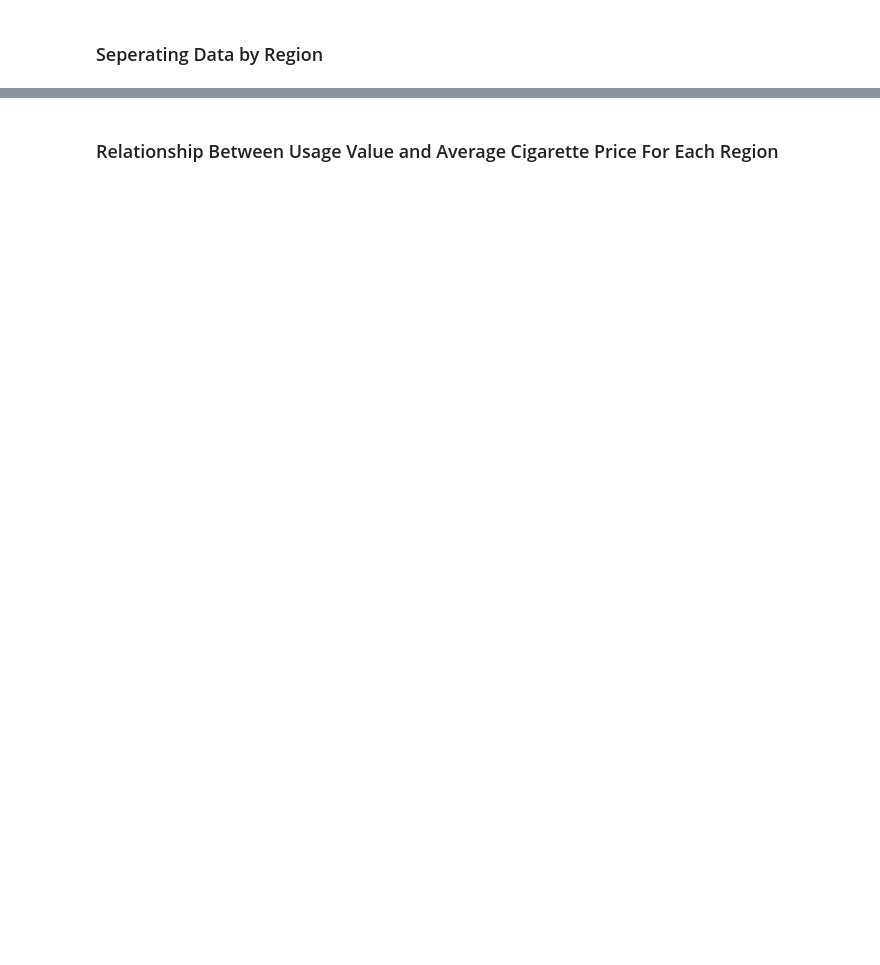
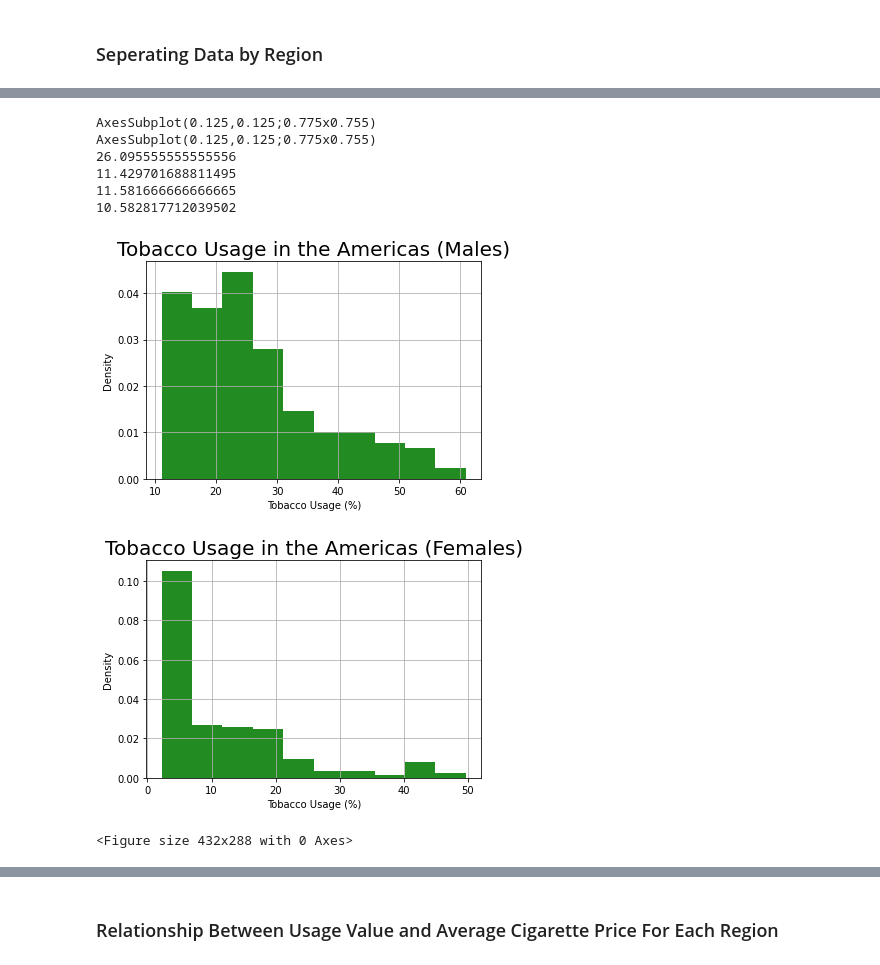
Before and after one commit to aidanwc2/Team_3, a Jupyter notebook: report.ipynb, the cells around one changed output, grey strips where cells are left out. Cells and saved outputs as stored; diff of their text form; code cells hidden in the pictures; blank space fills up the shorter version.

```diff
--- a/report.ipynb
+++ b/report.ipynb
@@ -106,0 +32,30 @@ AxesSubplot(0.125,0.125;0.775x0.755)
+# %%
+df_AmericasM = df_Americas[df_Americas["Gender"] == "Male"]
+df_AmericasF = df_Americas[df_Americas["Gender"] == "Female"]
+
+print(df_AmericasM["Value"].hist(density = True, color = 'forestgreen'))
+plt.title('Tobacco Usage in the Americas (Males)', fontsize=20)
+plt.xlabel('Tobacco Usage (%)')
+plt.ylabel('Density')
+plt.figure()
+
+print(df_AmericasF["Value"].hist(density = True, color = 'forestgreen'))
+plt.title('Tobacco Usage in the Americas (Females)', fontsize=20)
+plt.xlabel('Tobacco Usage (%)')
+plt.ylabel('Density')
+plt.figure()
+
+print(df_AmericasM["Value"].mean())
+print(df_AmericasM["Value"].std())
+print(df_AmericasF["Value"].mean())
+print(df_AmericasF["Value"].std())
+# %% [output]
+AxesSubplot(0.125,0.125;0.775x0.755)
+AxesSubplot(0.125,0.125;0.775x0.755)
+26.095555555555556
+11.429701688811495
+11.581666666666665
+10.582817712039502
+[figure, added]
+[figure, added]
+<Figure size 432x288 with 0 Axes>
```
Also changed, not shown: parts of 34 cells of this notebook, 4 other files.
